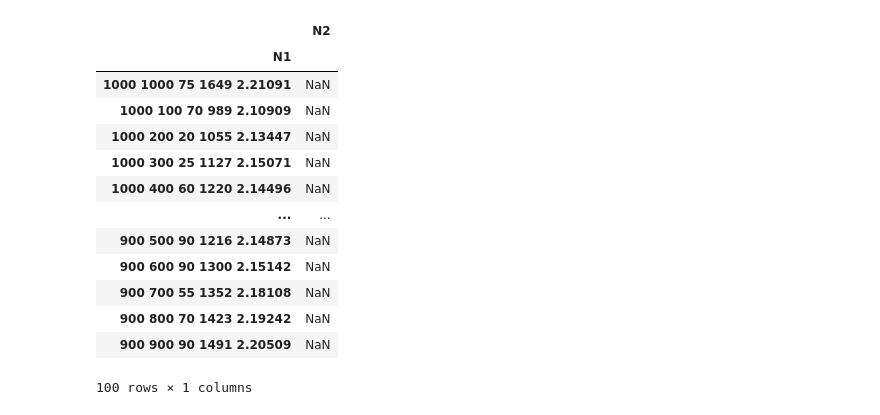
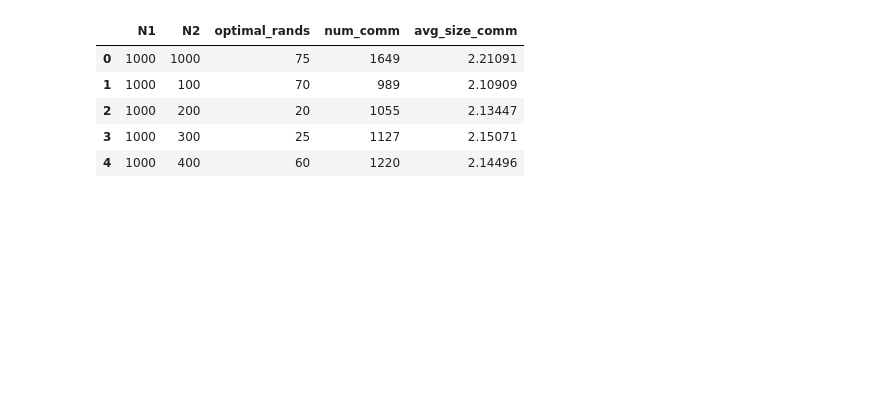
Before and after one commit to marbatlle/multiAffinity, a Jupyter notebook: 2-HB-DEGs-on-Liver-Communities/2_Communities/Benchmark/scripts/heatmaps.ipynb, the cells around one changed output. Saved outputs shown, nothing was run; the diff lists cells and outputs as text; code cells hidden in the pictures; blank space fills up the shorter version.

```diff
--- a/2-HB-DEGs-on-Liver-Communities/2_Communities/Benchmark/scripts/heatmaps.ipynb
+++ b/2-HB-DEGs-on-Liver-Communities/2_Communities/Benchmark/scripts/heatmaps.ipynb
@@ -4,21 +4,11 @@ import numpy as np
 import matplotlib.pyplot as plt
 import seaborn as sns
 # %%
-data = pd.read_csv('/home/mar/Documents/TFM/GitHub/HB_PublicData/2-HB-DEGs-on-Liver-Communities/2_Communities/Benchmark/output/optimal_rands_overview.doc',delimiter = " ")
+df = pd.read_csv('/home/mar/Documents/TFM/GitHub/HB_PublicData/2-HB-DEGs-on-Liver-Communities/2_Communities/Benchmark/output/optimal_rands_overview.doc',delimiter = " ")
+# %% [output]
+|  | N1 | N2 | optimal_rands | num_comm | avg_size_comm |
+| 0 | 1000 | 1000 | 75 | 1649 | 2.21091 |
+| 1 | 1000 | 100 | 70 | 989 | 2.10909 |
+| 2 | 1000 | 200 | 20 | 1055 | 2.13447 |
+| 3 | 1000 | 300 | 25 | 1127 | 2.15071 |
+| 4 | 1000 | 400 | 60 | 1220 | 2.14496 |
-# %%
-df
-# %% [output]
-|  | N2 |
-| N1 |  |
-| 1000 1000 75 1649 2.21091 | NaN |
-| 1000 100 70 989 2.10909 | NaN |
-| 1000 200 20 1055 2.13447 | NaN |
-| 1000 300 25 1127 2.15071 | NaN |
-| 1000 400 60 1220 2.14496 | NaN |
-| ... | ... |
-| 900 500 90 1216 2.14873 | NaN |
-| 900 600 90 1300 2.15142 | NaN |
-| 900 700 55 1352 2.18108 | NaN |
-| 900 800 70 1423 2.19242 | NaN |
-| 900 900 90 1491 2.20509 | NaN |
-100 rows × 1 columns
```
Also changed, not shown: parts of 4 cells of this notebook.
